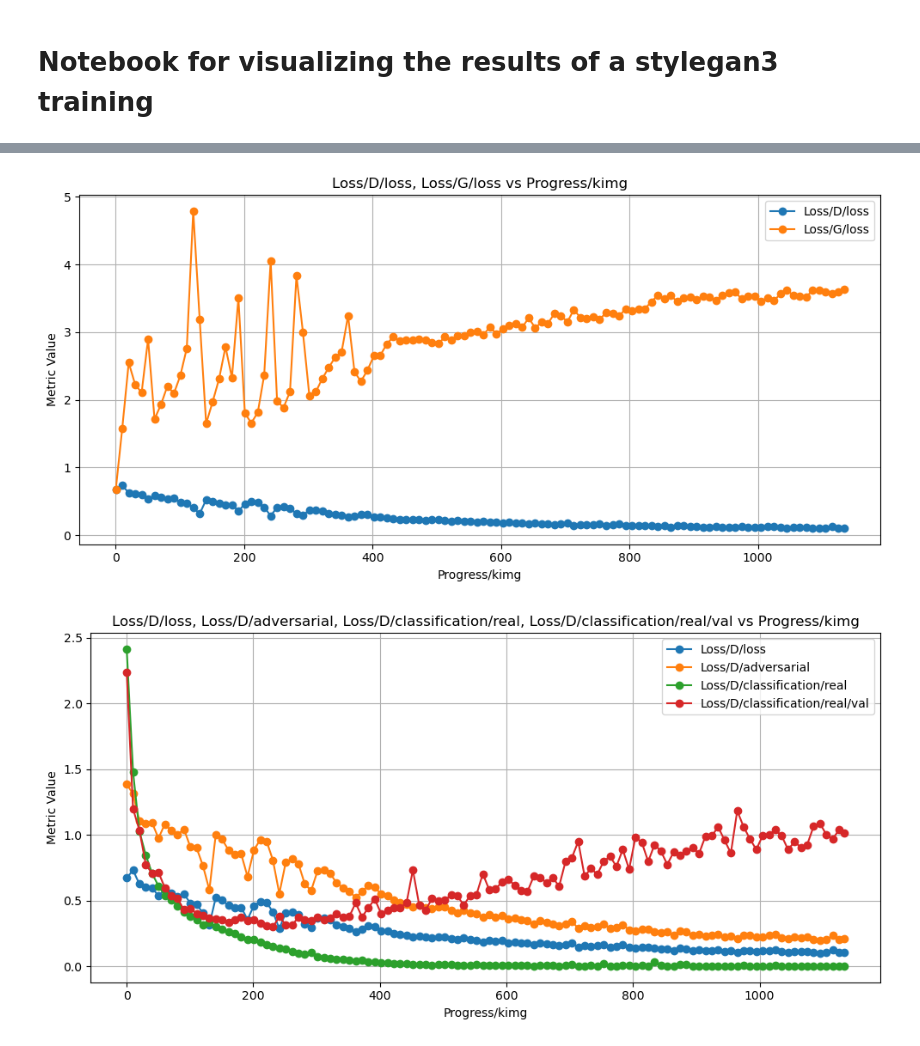
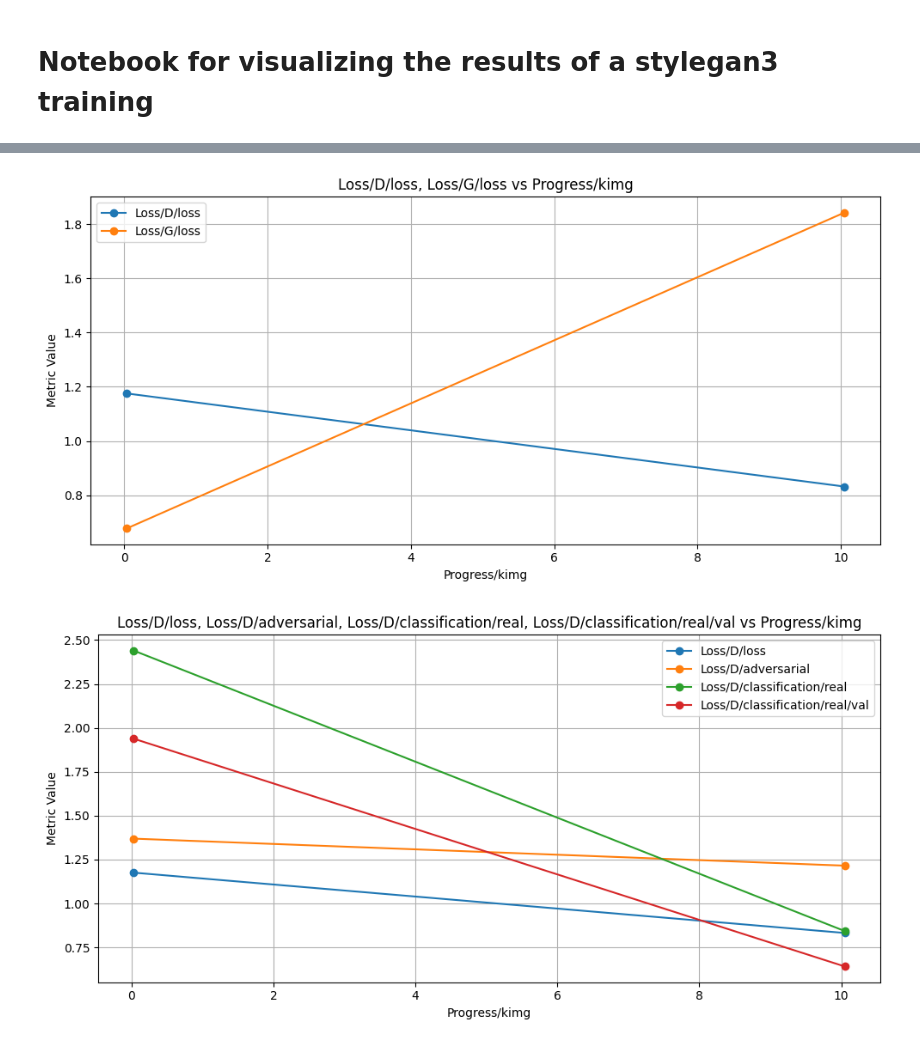
Before and after one commit to antongomez/Conditional-StyleGAN3, a Jupyter notebook: visualize.ipynb, the cells around one changed output, grey strips where cells are left out. Cells and saved outputs as stored; diff of their text form; code cells hidden in the pictures.

```diff
--- a/visualize.ipynb
+++ b/visualize.ipynb
@@ -2,10 +2,9 @@
 # Notebook for visualizing the results of a stylegan3 training
 # %%
 import os, json
-import matplotlib.pyplot as plt
 
 results_dir = "training-runs/OITAVEN_TRAIN"
-experiment_name = "00002-stylegan3-t-oitaven_train-gpus2-batch64-gamma0.125"
+experiment_name = "00000-stylegan3-t-oitaven_train-gpus1-batch32-gamma0.125"
 
 file_name = "stats.jsonl"
 
@@ -582,18 +446,13 @@ Table 3: Losses (D and G)
 # %%
-plot_metric(metrics, metrics_to_plot=["Loss/D/loss", "Loss/G/loss"], x_axis="Progress/kimg")
+plot_metric(metrics, metrics=["Loss/D/loss", "Loss/G/loss"], x_axis="Progress/kimg")
 # %% [output]
-[figure, old version]
+[figure, new version]
 # %%
 plot_metric(
     metrics,
-    metrics_to_plot=[
-        "Loss/D/loss",
-        "Loss/D/adversarial",
-        "Loss/D/classification/real",
-        "Loss/D/classification/real/val",
-    ],
+    metrics=["Loss/D/loss", "Loss/D/adversarial", "Loss/D/classification/real", "Loss/D/classification/real/val"],
     x_axis="Progress/kimg",
 )
 # %% [output]
-[figure, old version]
+[figure, new version]
 # %%
```
Also changed, not shown: parts of 10 cells of this notebook, 4 other files.
